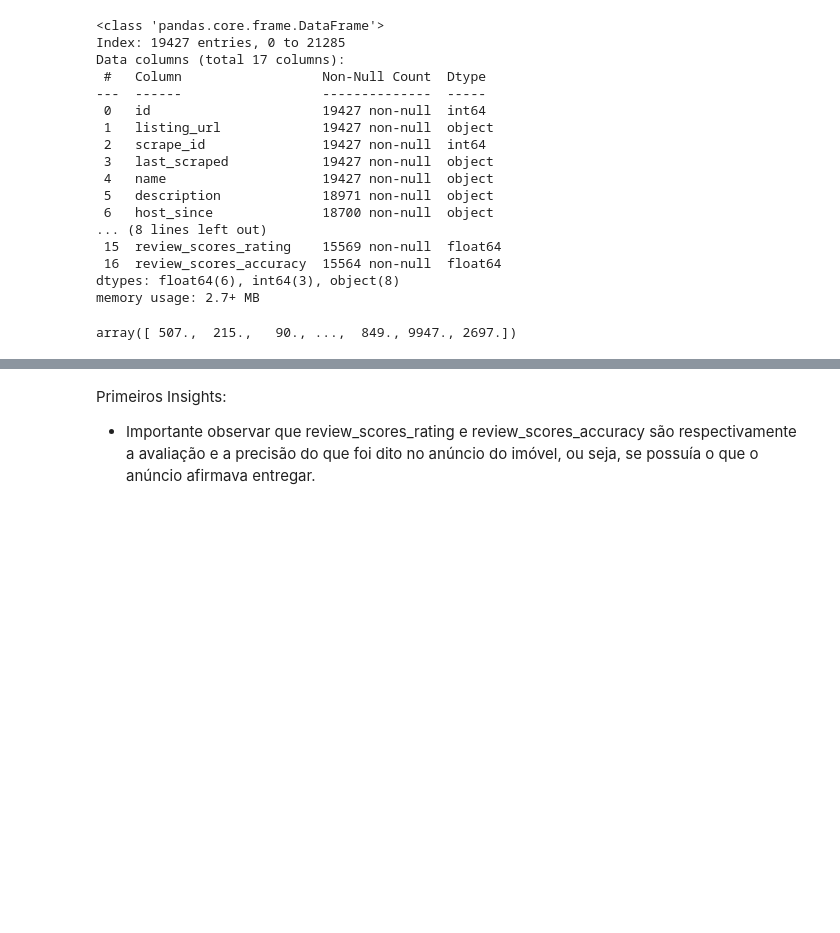
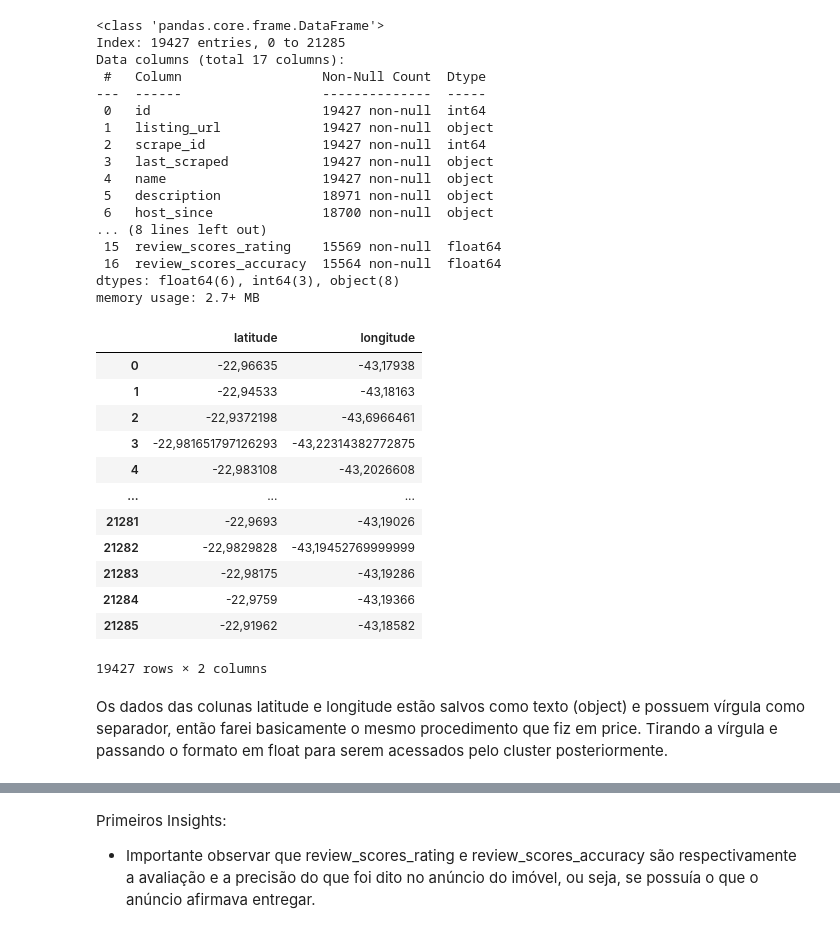
Before and after one commit to xcl-esc/Analise_Airbnb, a Jupyter notebook: Limpeza_e_manipulacao.ipynb, the cells around one changed output, grey strips where cells are left out. Drawn from its saved outputs; the diff is of its cells as text; code cells hidden in the pictures; blank space fills up the shorter version.

Commit message:
Atualização das colunas de coordenadas na tabela

```diff
--- a/Limpeza_e_manipulacao.ipynb
+++ b/Limpeza_e_manipulacao.ipynb
@@ -208,9 +213,21 @@ Data columns (total 17 columns):
  16  review_scores_accuracy  15564 non-null  float64
 dtypes: float64(6), int64(3), object(8)
 memory usage: 2.7+ MB
-# %%
-#Agora converto para a tipagem correta
-dados_limpos['price'] = dados_limpos['price'].astype(float)
-dados_limpos['price'].unique()
-# %% [output]
-array([ 507.,  215.,   90., ...,  849., 9947., 2697.])
+# %%
+dados_limpos[['latitude', 'longitude']]
+# %% [output]
+|  | latitude | longitude |
+| 0 | -22,96635 | -43,17938 |
+| 1 | -22,94533 | -43,18163 |
+| 2 | -22,9372198 | -43,6966461 |
+| 3 | -22,981651797126293 | -43,22314382772875 |
+| 4 | -22,983108 | -43,2026608 |
+| ... | ... | ... |
+| 21281 | -22,9693 | -43,19026 |
+| 21282 | -22,9829828 | -43,19452769999999 |
+| 21283 | -22,98175 | -43,19286 |
+| 21284 | -22,9759 | -43,19366 |
+| 21285 | -22,91962 | -43,18582 |
+19427 rows × 2 columns
+# %% [markdown]
+Os dados das colunas latitude e longitude estão salvos como texto (object) e possuem vírgula como separador, então farei basicamente o mesmo procedimento que fiz em price. Tirando a vírgula e passando o formato em float para serem acessados pelo cluster posteriormente.
```
Also changed, not shown: parts of 8 cells of this notebook.
